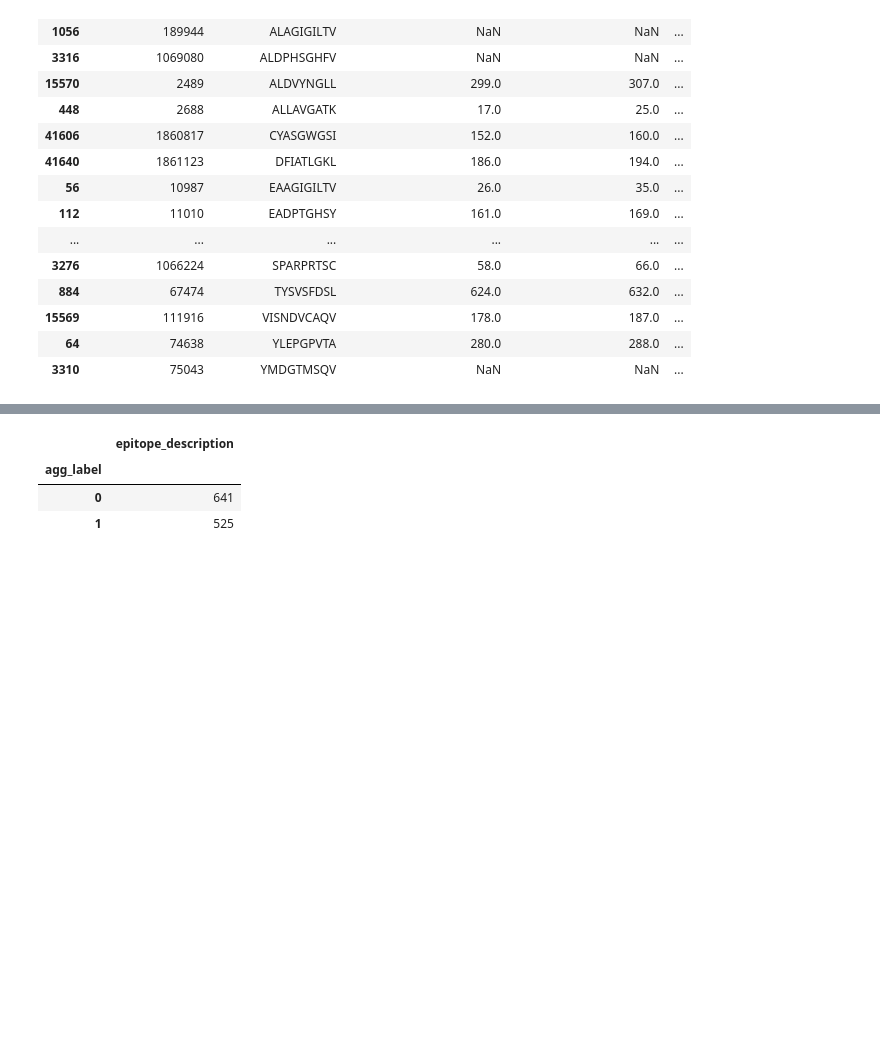
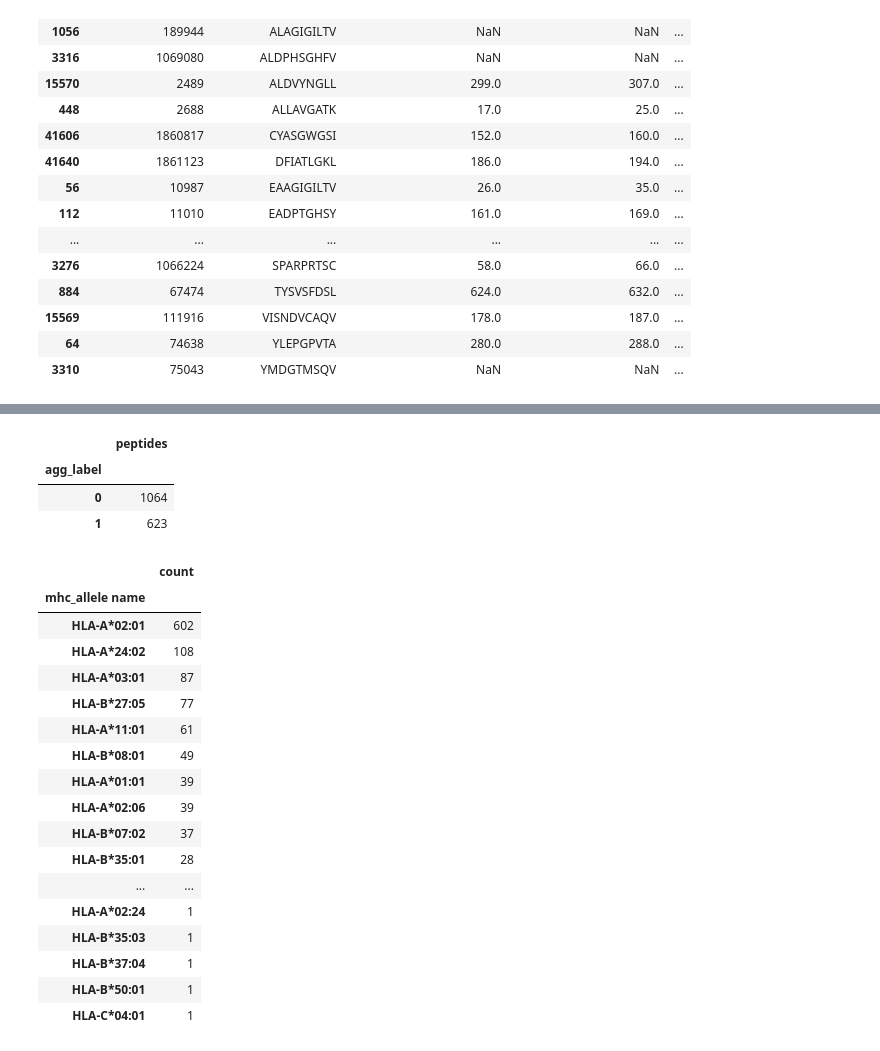
Before and after one commit to richieYT-wan/cedar, a Jupyter notebook: notebook/cedar.ipynb, the cells around one changed output, grey strips where cells are left out. Drawn from its saved outputs; the diff is of its cells as text; code cells hidden in the pictures; blank space fills up the shorter version.

```diff
--- a/notebook/cedar.ipynb
+++ b/notebook/cedar.ipynb
@@ -206,7 +247,29 @@ len(query), len(filtered_df)
-# %%
-query.groupby('agg_label').agg({'epitope_description':'count'})
-# %% [output]
-|  | epitope_description |
-| agg_label |  |
-| 0 | 641 |
-| 1 | 525 |
+# %%
+filtered_df.rename(columns={'epitope_description':'peptides'}).groupby('agg_label').agg({'peptides':'count'})
+# %% [output]
+|  | peptides |
+| agg_label |  |
+| 0 | 1064 |
+| 1 | 623 |
+# %%
+filtered_df.groupby('mhc_allele name').agg({'epitope_epitope id':'count'})\
+           .rename(columns={'epitope_epitope id':'count'}).sort_values('count', ascending=False)
+# %% [output]
+|  | count |
+| mhc_allele name |  |
+| HLA-A*02:01 | 602 |
+| HLA-A*24:02 | 108 |
+| HLA-A*03:01 | 87 |
+| HLA-B*27:05 | 77 |
+| HLA-A*11:01 | 61 |
+| HLA-B*08:01 | 49 |
+| HLA-A*01:01 | 39 |
+| HLA-A*02:06 | 39 |
+| HLA-B*07:02 | 37 |
+| HLA-B*35:01 | 28 |
+| ... | ... |
+| HLA-A*02:24 | 1 |
+| HLA-B*35:03 | 1 |
+| HLA-B*37:04 | 1 |
+| HLA-B*50:01 | 1 |
+| HLA-C*04:01 | 1 |
```
Also changed, not shown: parts of 13 cells of this notebook, 11 other files.
